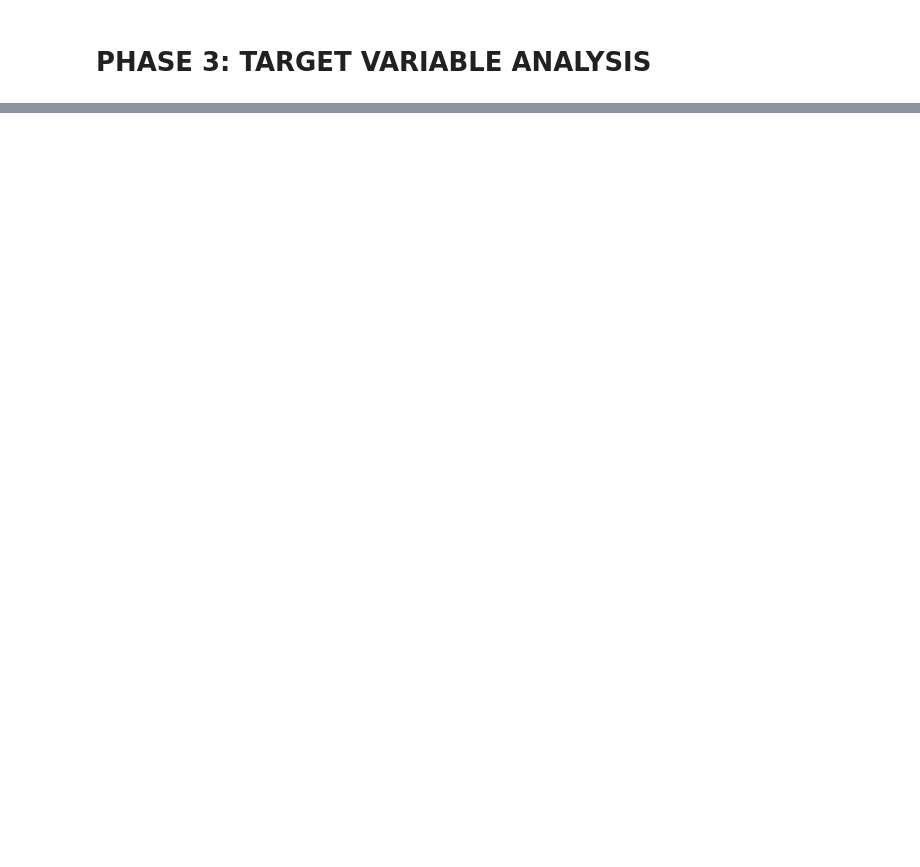
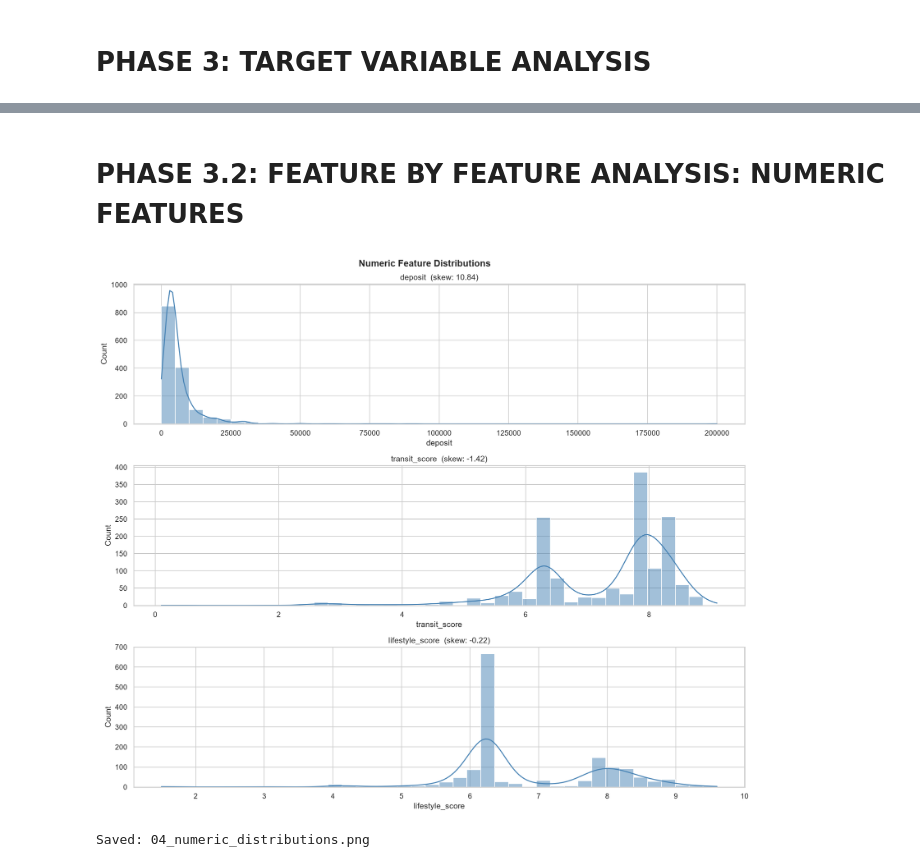
Before and after one commit to DineshMSDian/chennai-pg-price-predictor, a Jupyter notebook: Notebooks/03-EDA_Phase_3.ipynb, the cells around one changed output, grey strips where cells are left out. Saved outputs shown, nothing was run; the diff lists cells and outputs as text; code cells hidden in the pictures; blank space fills up the shorter version.

```diff
--- a/Notebooks/03-EDA_Phase_3.ipynb
+++ b/Notebooks/03-EDA_Phase_3.ipynb
@@ -45,0 +229,28 @@ Skewness: 4.924613672258534
+# %% [markdown]
+# PHASE 3.2: FEATURE BY FEATURE ANALYSIS: NUMERIC FEATURES
+# %%
+# 1. Distribution Overview: All Numeric Features
+
+available_numeric = [c for c in NUMERIC_FEATURES if c in df.columns]
+n_cols = 1
+n_rows = int(np.ceil(len(available_numeric) / n_cols))
+
+fig, axes = plt.subplots(n_rows, n_cols, figsize=(14, 4 * n_rows))
+fig.suptitle('Numeric Feature Distributions', fontsize=14, fontweight='bold')
+axes = axes.flatten()
+
+for i, col in enumerate(available_numeric):
+    sns.histplot(df[col].dropna(), bins=40, kde=True, ax=axes[i], color='steelblue')
+    skew_val = df[col].skew()
+    axes[i].set_title(f'{col}  (skew: {skew_val:.2f})')
+    axes[i].set_xlabel(col)
+
+for j in range(i + 1, len(axes)):
+    axes[j].set_visible(False)
+
+plt.tight_layout()
+plt.show()
+save(fig, '04_numeric_distributions')
+# %% [output]
+[figure, added]
+Saved: 04_numeric_distributions.png
```
Also changed, not shown: parts of 26 cells of this notebook, 2 other files.
